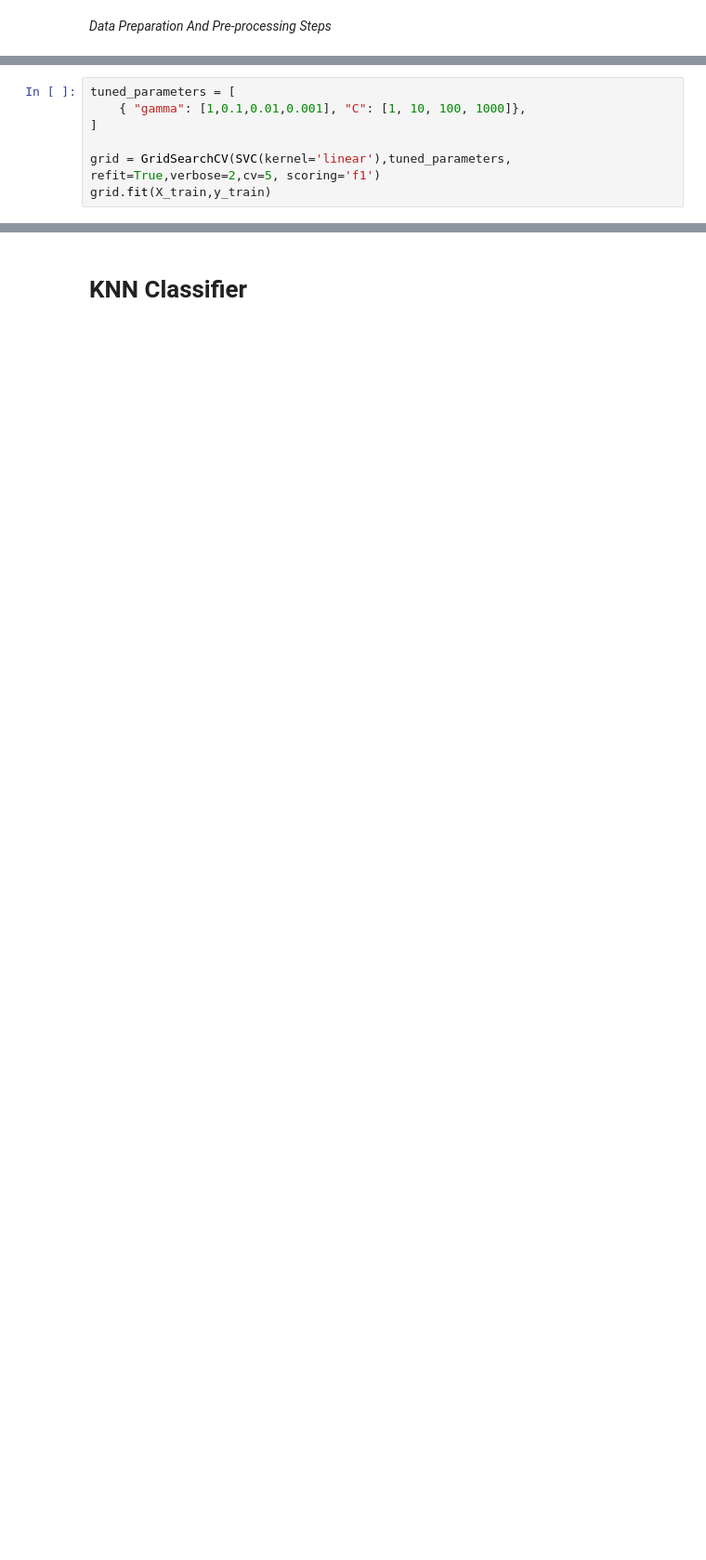
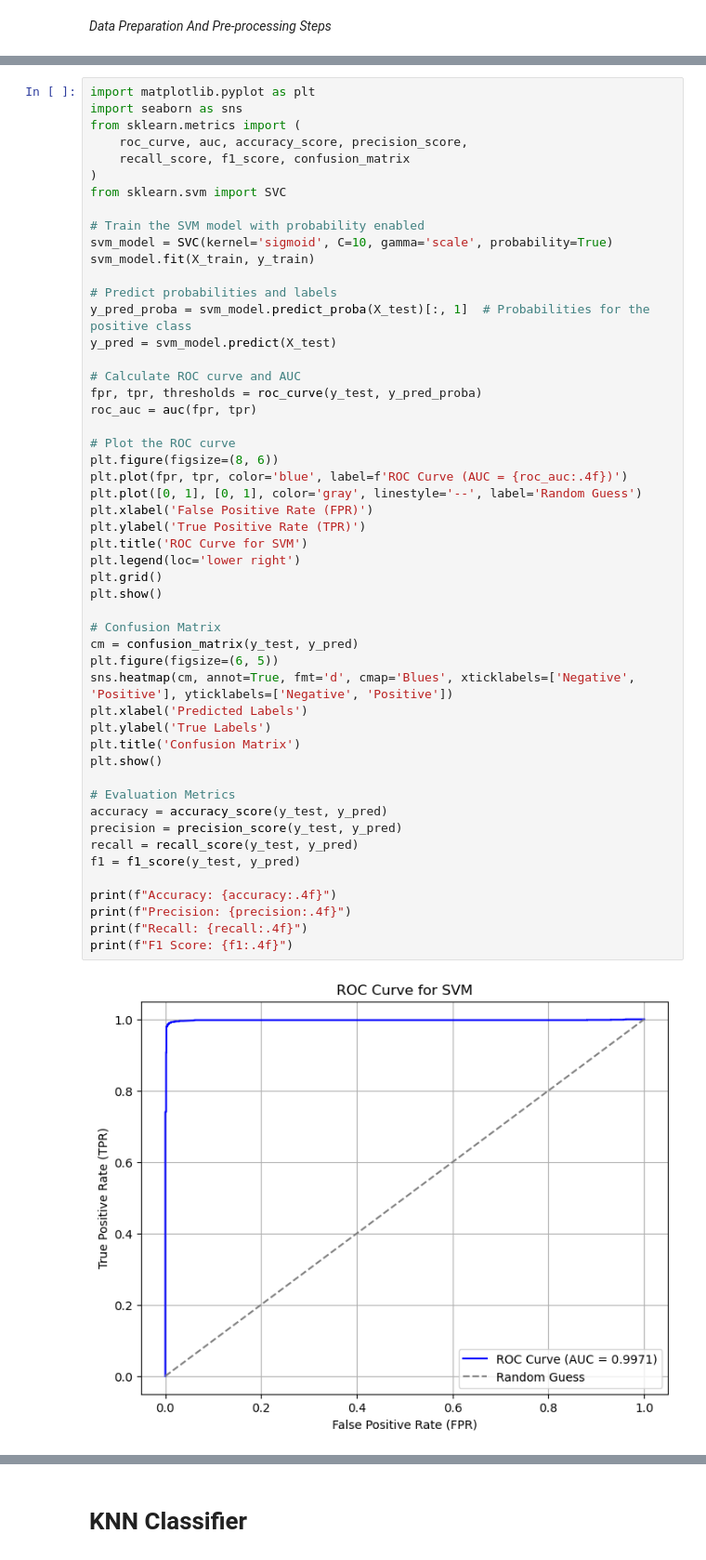
Before and after one commit to Radhika-Amar-Desai/Ethereum_Fraud_Transaction_Detection, a Jupyter notebook: DataAnalysis/StandardMLModels.ipynb, the cells around one changed output, grey strips where cells are left out. Shown: that part at 93% size. Drawn from its saved outputs; the diff is of its cells as text; blank space fills up the shorter version.

Commit message:
Adding ROC curve and confusion matrix

```diff
--- a/DataAnalysis/StandardMLModels.ipynb
+++ b/DataAnalysis/StandardMLModels.ipynb
@@ -51,7 +43,0 @@ X_train, X_test, y_train, y_test = train_test_split(X_resampled, y_resampled, te
-# %%
-tuned_parameters = [
-    { "gamma": [1,0.1,0.01,0.001], "C": [1, 10, 100, 1000]},
-]
-
-grid = GridSearchCV(SVC(kernel='linear'),tuned_parameters, refit=True,verbose=2,cv=5, scoring='f1')
-grid.fit(X_train,y_train)
@@ -152,0 +44,53 @@ F1 Score: 0.8372
+# %%
+import matplotlib.pyplot as plt
+import seaborn as sns
+from sklearn.metrics import (
+    roc_curve, auc, accuracy_score, precision_score,
+    recall_score, f1_score, confusion_matrix
+)
+from sklearn.svm import SVC
+
+# Train the SVM model with probability enabled
+svm_model = SVC(kernel='sigmoid', C=10, gamma='scale', probability=True)
+svm_model.fit(X_train, y_train)
+
+# Predict probabilities and labels
+y_pred_proba = svm_model.predict_proba(X_test)[:, 1]  # Probabilities for the positive class
+y_pred = svm_model.predict(X_test)
+
+# Calculate ROC curve and AUC
+fpr, tpr, thresholds = roc_curve(y_test, y_pred_proba)
+roc_auc = auc(fpr, tpr)
+
+# Plot the ROC curve
+plt.figure(figsize=(8, 6))
+plt.plot(fpr, tpr, color='blue', label=f'ROC Curve (AUC = {roc_auc:.4f})')
+plt.plot([0, 1], [0, 1], color='gray', linestyle='--', label='Random Guess')
+plt.xlabel('False Positive Rate (FPR)')
+plt.ylabel('True Positive Rate (TPR)')
+plt.title('ROC Curve for SVM')
+plt.legend(loc='lower right')
+plt.grid()
+plt.show()
+
+# Confusion Matrix
+cm = confusion_matrix(y_test, y_pred)
+plt.figure(figsize=(6, 5))
+sns.heatmap(cm, annot=True, fmt='d', cmap='Blues', xticklabels=['Negative', 'Positive'], yticklabels=['Negative', 'Positive'])
+plt.xlabel('Predicted Labels')
+plt.ylabel('True Labels')
+plt.title('Confusion Matrix')
+plt.show()
+
+# Evaluation Metrics
+accuracy = accuracy_score(y_test, y_pred)
+precision = precision_score(y_test, y_pred)
+recall = recall_score(y_test, y_pred)
+f1 = f1_score(y_test, y_pred)
+
+print(f"Accuracy: {accuracy:.4f}")
+print(f"Precision: {precision:.4f}")
+print(f"Recall: {recall:.4f}")
+print(f"F1 Score: {f1:.4f}")
+# %% [output]
+[figure, added]
```
Also changed, not shown: parts of 24 cells of this notebook, 3 other files.
